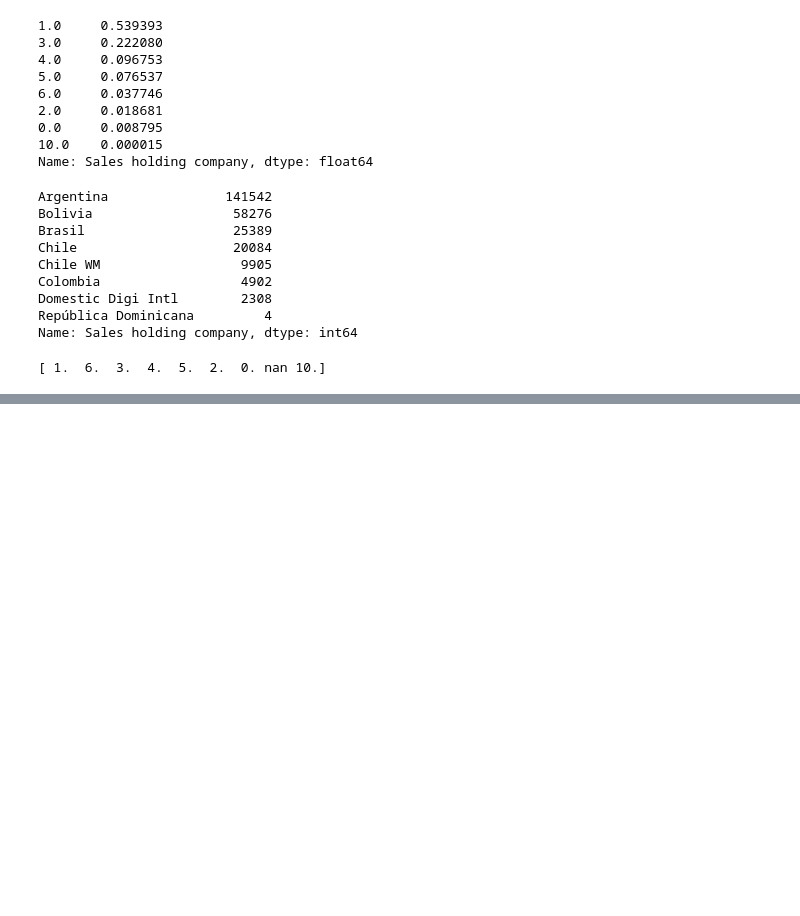
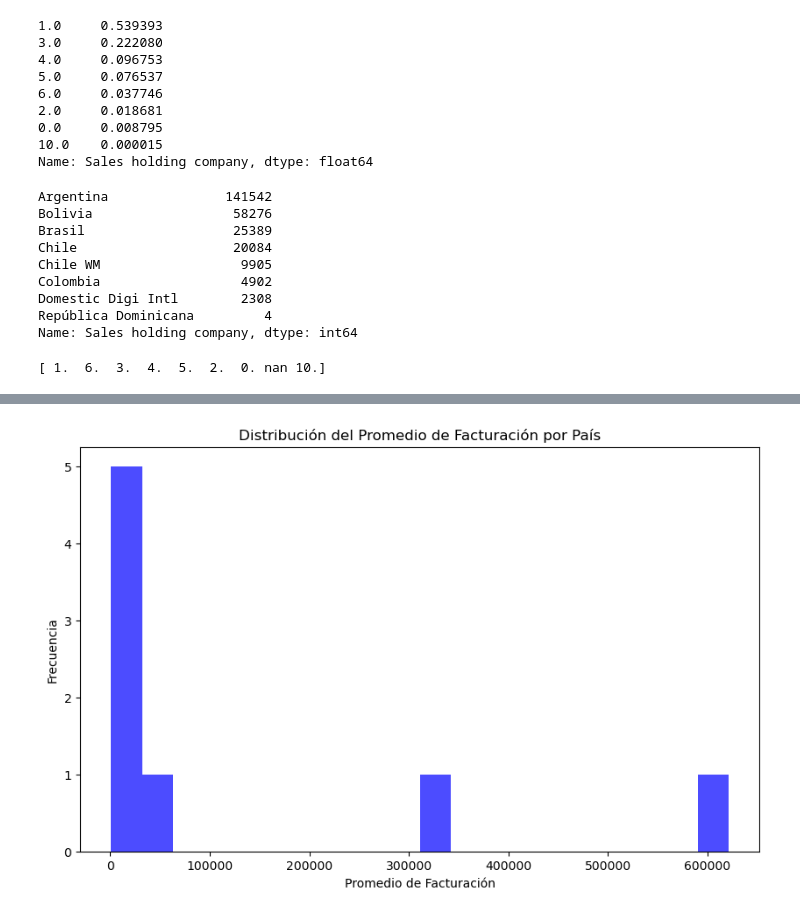
Before and after one commit to johvazquez/IngeniasJaquelineVazquez, a Jupyter notebook: Segunda Entrega - grupo 5/Pautas publicitarias.ipynb, the cells around one changed output, grey strips where cells are left out. Saved outputs shown, nothing was run; the diff lists cells and outputs as text; code cells hidden in the pictures; blank space fills up the shorter version.

Commit message:
Para entregar

```diff
--- a/Segunda Entrega - grupo 5/Pautas publicitarias.ipynb
+++ b/Segunda Entrega - grupo 5/Pautas publicitarias.ipynb
@@ -5,7 +5,7 @@ import matplotlib.pyplot as plt
 import seaborn as sns
 from scipy import stats
 # %%
-pp = pd.read_csv('C:\\Users\\jvazquez1\\Desktop\\DataScience\\proyecto\\pautas_publicitarias.csv', low_memory=False)
+pp = pd.read_csv('C:\\Users\\jvazquez1\\Desktop\\DataScience\\Segunda Entrega - grupo 5\\pautas_publicitarias.csv', low_memory=False)
 # %%
 Visualiza el DataFrame y observa cuantas filas y columnas tiene.
 # %%
@@ -221,0 +295,10 @@ print(pp["Sales holding company"].unique())
+# %%
+promedio_facturacion_por_pais = pp.groupby('Sales holding company')['Invoice amount gross'].mean()
+plt.figure(figsize=(10, 6))
+plt.hist(promedio_facturacion_por_pais, bins=20, color='blue', alpha=0.7)
+plt.xlabel('Promedio de Facturación')
+plt.ylabel('Frecuencia')
+plt.title('Distribución del Promedio de Facturación por País')
+plt.show()
+# %% [output]
+[figure, added]
```
Also changed, not shown: parts of 16 cells of this notebook.
